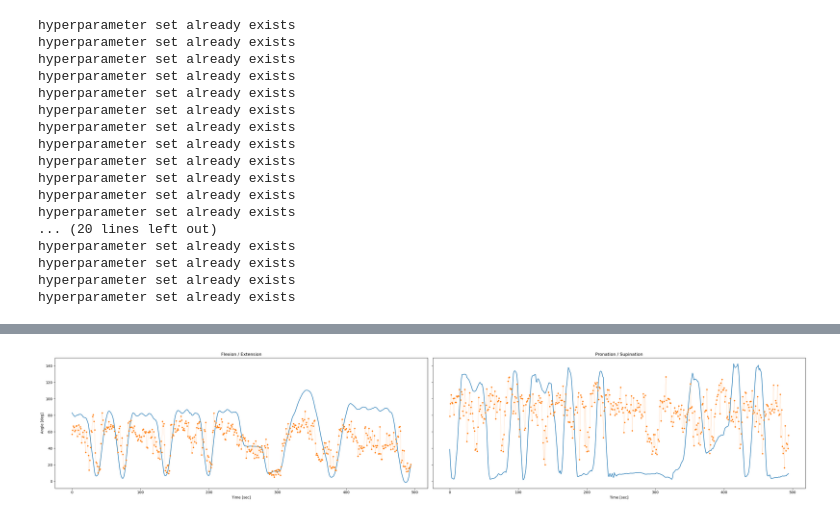
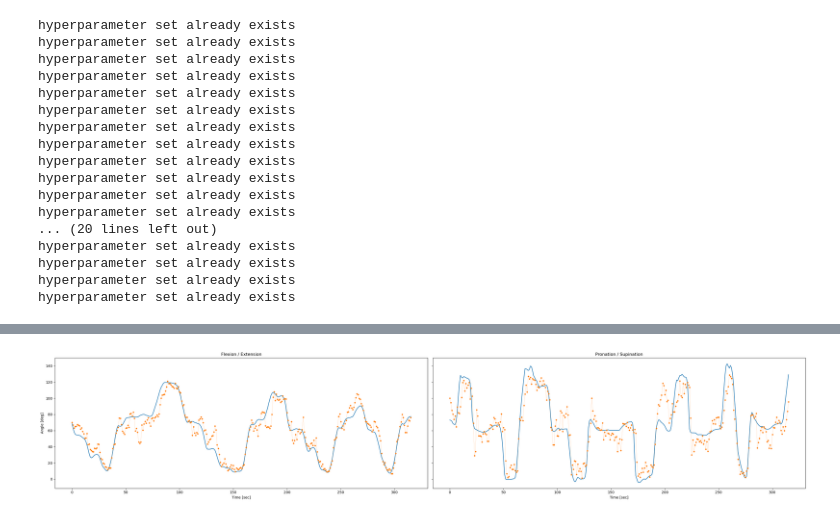
Before and after one commit to gjmm07/Masterthesis, a Jupyter notebook: JointAnglePrediction.ipynb, the cells around one changed output, grey strips where cells are left out. Saved outputs shown, nothing was run; the diff lists cells and outputs as text; code cells hidden in the pictures.

```diff
--- a/JointAnglePrediction.ipynb
+++ b/JointAnglePrediction.ipynb
@@ -584,16 +586,16 @@ results_direct
-# %%
-model_idx = results_feat["r2"].argmax()
-trail_index = 20
-# Plot the results of a single test-data trail of the best feat extraction model - blue targets / orange predictions
-fig, axs = plt.subplots(1, 2, figsize=(30, 6), sharey=True)
-axs[0].set_title("Flexion / Extension")
-axs[1].set_title("Pronation / Supination")
-axs[0].set_ylabel("Angle [deg]")
-axs[0].set_xlabel("Time [sec]")
-axs[1].set_xlabel("Time [sec]")
-for k, ax in enumerate(axs.flatten()):
-    ax.plot(targets_feat[model_idx][trail_idx][:, k])
-    ax.plot(pred_feat[model_idx][trail_idx][:, k], marker="o", markersize=3, lw=.2)
-plt.tight_layout()
-# %% [output]
-[figure, removed]
+# %%
+model_idx = results_feat["r2"].argmax()
+trail_idx = 1
+# Plot the results of a single test-data trail of the best feat extraction model - blue targets / orange predictions
+fig, axs = plt.subplots(1, 2, figsize=(30, 6), sharey=True)
+axs[0].set_title("Flexion / Extension")
+axs[1].set_title("Pronation / Supination")
+axs[0].set_ylabel("Angle [deg]")
+axs[0].set_xlabel("Time [sec]")
+axs[1].set_xlabel("Time [sec]")
+for k, ax in enumerate(axs.flatten()):
+    ax.plot(targets_feat[model_idx][trail_idx][:, k])
+    ax.plot(pred_feat[model_idx][trail_idx][:, k], marker="o", markersize=3, lw=.2)
+plt.tight_layout()
+# %% [output]
+[figure, added]
```
Also changed, not shown: parts of 16 cells of this notebook, 19 other files.
